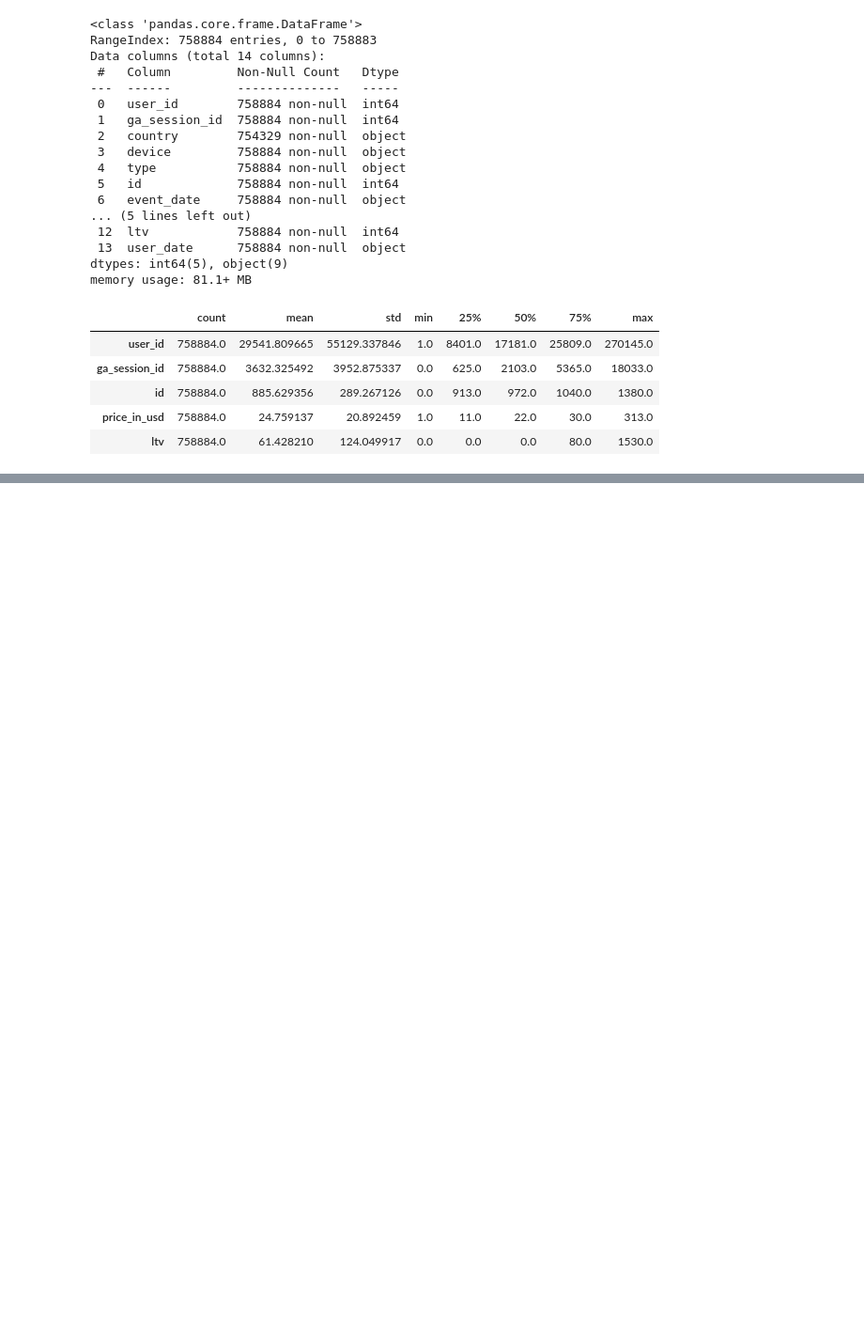
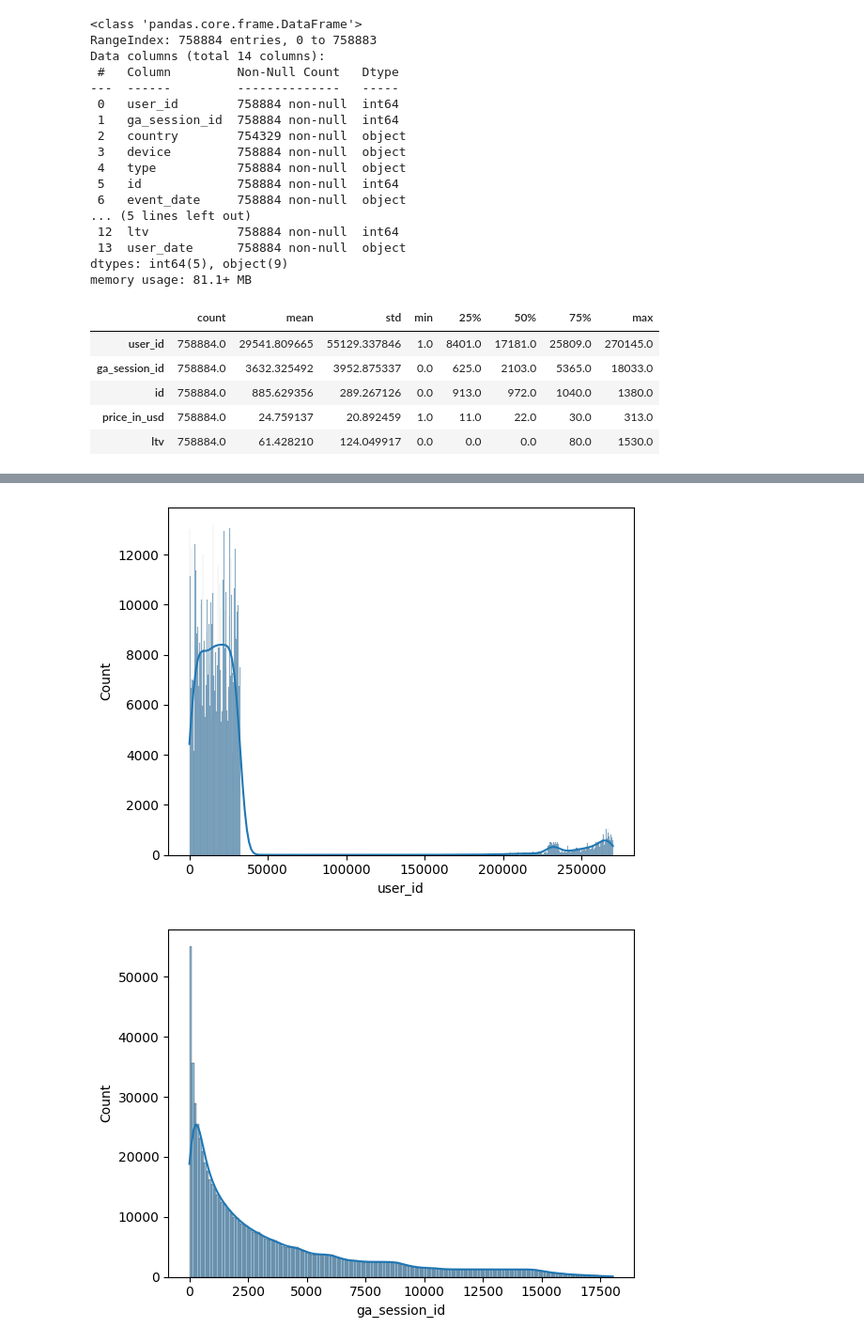
Before and after one commit to hasanenesguray/Data_Visualisation, a Jupyter notebook: Google Merchandise Sales Data/Google Merchandise Sales Data.ipynb, the cells around one changed output, grey strips where cells are left out. Shown at 94% size. Drawn from its saved outputs; the diff is of its cells as text; code cells hidden in the pictures; blank space fills up the shorter version.

```diff
--- a/Google Merchandise Sales Data/Google Merchandise Sales Data.ipynb
+++ b/Google Merchandise Sales Data/Google Merchandise Sales Data.ipynb
@@ -166,0 +189,7 @@ df.describe().T
+# %%
+for col in df:
+    sns.histplot(x=col,data=df,kde=True)
+    plt.show()
+# %% [output]
+[figure, added]
+[figure, added]
```
Also changed, not shown: parts of 6 cells of this notebook.
